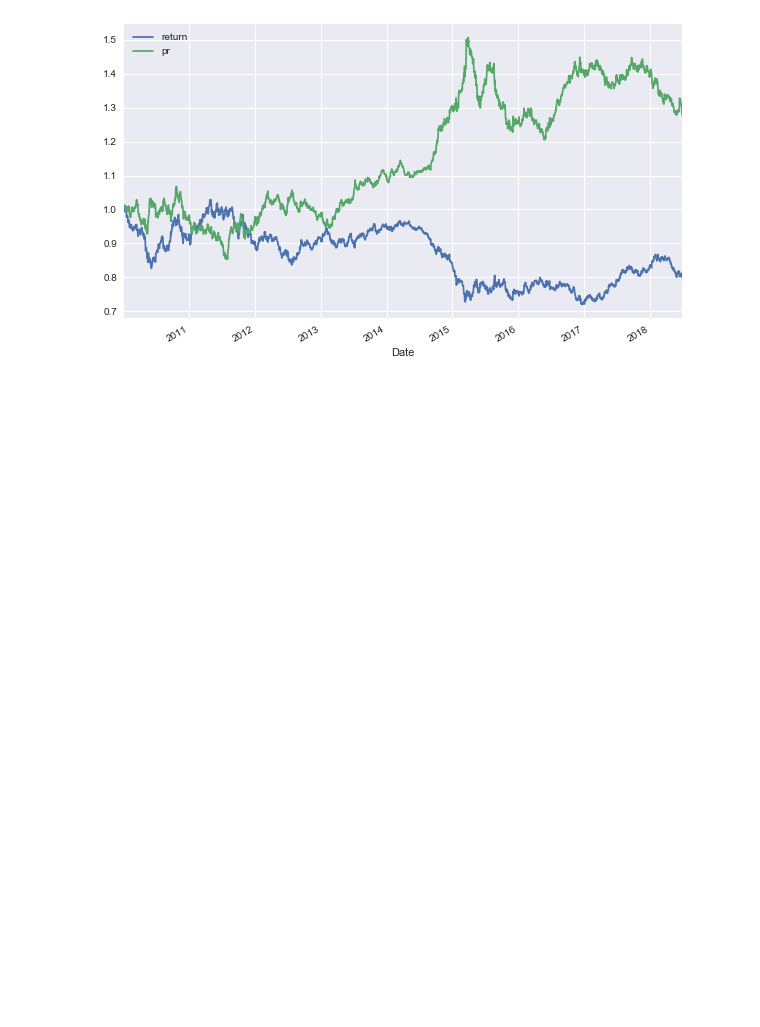
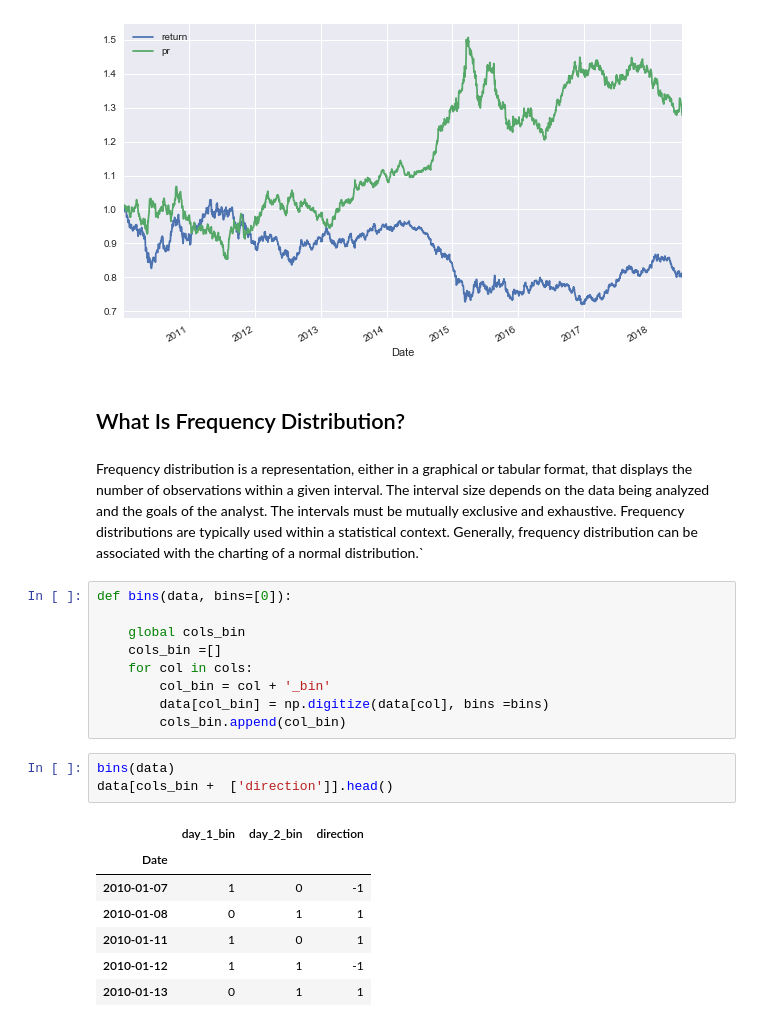
Before and after one commit to aliemamalinezhad/Time-Series-and-Financial, a Jupyter notebook: 03_Machine_Learning_Regression_prediction.ipynb, the cells around one changed output. Saved outputs shown, nothing was run; the diff lists cells and outputs as text; blank space fills up the shorter version.

```diff
--- a/03_Machine_Learning_Regression_prediction.ipynb
+++ b/03_Machine_Learning_Regression_prediction.ipynb
@@ -214,3 +214,27 @@ data[['return','pr']].cumsum().apply(np.exp).plot(figsize = (10,6))
 # %% [output]
 <matplotlib.axes._subplots.AxesSubplot at 0x...>
 [figure]
+# %% [markdown]
+## What Is Frequency Distribution?
+# %% [markdown]
+Frequency distribution is a representation, either in a graphical or tabular format, that displays the number of observations within a given interval. The interval size depends on the data being analyzed and the goals of the analyst. The intervals must be mutually exclusive and exhaustive. Frequency distributions are typically used within a statistical context. Generally, frequency distribution can be associated with the charting of a normal distribution.`
+# %%
+def bins(data, bins=[0]):
+
+    global cols_bin
+    cols_bin =[]
+    for col in cols:
+        col_bin = col + '_bin'
+        data[col_bin] = np.digitize(data[col], bins =bins)
+        cols_bin.append(col_bin)
+# %%
+bins(data)
+data[cols_bin +  ['direction']].head()
+# %% [output]
+|  | day_1_bin | day_2_bin | direction |
+| Date |  |  |  |
+| 2010-01-07 | 1 | 0 | -1 |
+| 2010-01-08 | 0 | 1 | 1 |
+| 2010-01-11 | 1 | 0 | 1 |
+| 2010-01-12 | 1 | 1 | -1 |
+| 2010-01-13 | 0 | 1 | 1 |
```
Also changed, not shown: parts of 22 cells of this notebook, 2 other files.
